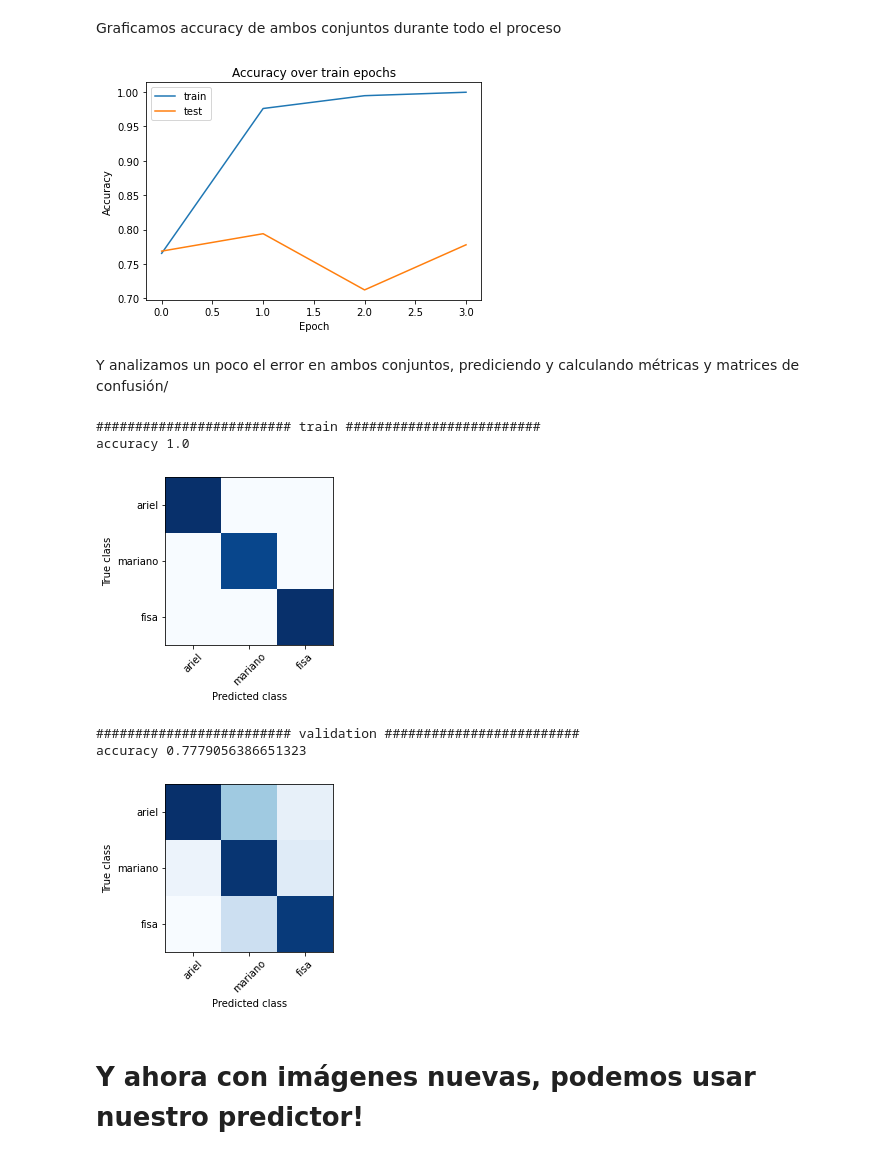
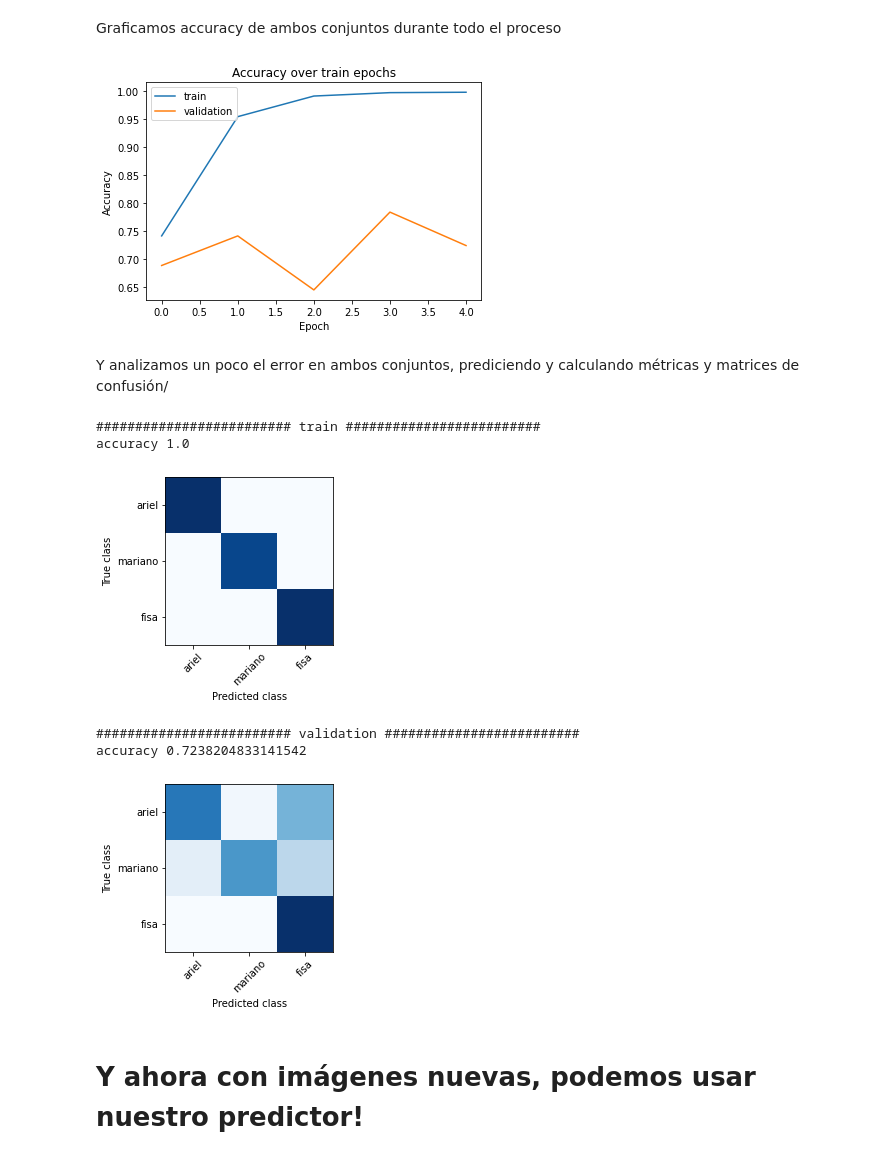
Before and after one commit to ucseml-team/machine-learning-course, a Jupyter notebook: profes_classifier/profes_classifier.ipynb, the cells around one changed output. Saved outputs shown, nothing was run; the diff lists cells and outputs as text; code cells hidden in the pictures.

```diff
--- a/profes_classifier/profes_classifier.ipynb
+++ b/profes_classifier/profes_classifier.ipynb
@@ -178,7 +189,7 @@ _________________________________________________________________
 # %%
 history = model.fit(
     train,
-    epochs=4,
+    epochs=5,
     batch_size=128,
     validation_data=validation,
 )
@@ -195,14 +208,14 @@ Epoch 4/4
 Graficamos accuracy de ambos conjuntos durante todo el proceso
 # %%
 plt.plot(history.history['accuracy'], label='train')
-plt.plot(history.history['val_accuracy'], label='test')
+plt.plot(history.history['val_accuracy'], label='validation')
 plt.title('Accuracy over train epochs')
 plt.ylabel('Accuracy')
 plt.xlabel('Epoch')
 plt.legend(loc='upper left')
 plt.show()
 # %% [output]
-[figure, old version]
+[figure, new version]
 # %% [markdown]
 Y analizamos un poco el error en ambos conjuntos, prediciendo y calculando métricas y matrices de confusión/
 # %%
@@ -252,8 +265,8 @@ for dataset_name, dataset in datasets:
 accuracy 1.0
 [figure]
 ######################### validation #########################
-accuracy 0.7779056386651323
+accuracy 0.7238204833141542
-[figure, old version]
+[figure, new version]
 # %% [markdown]
 # Y ahora con imágenes nuevas, podemos usar nuestro predictor!
 # %%
```
Also changed, not shown: parts of 5 cells of this notebook.
